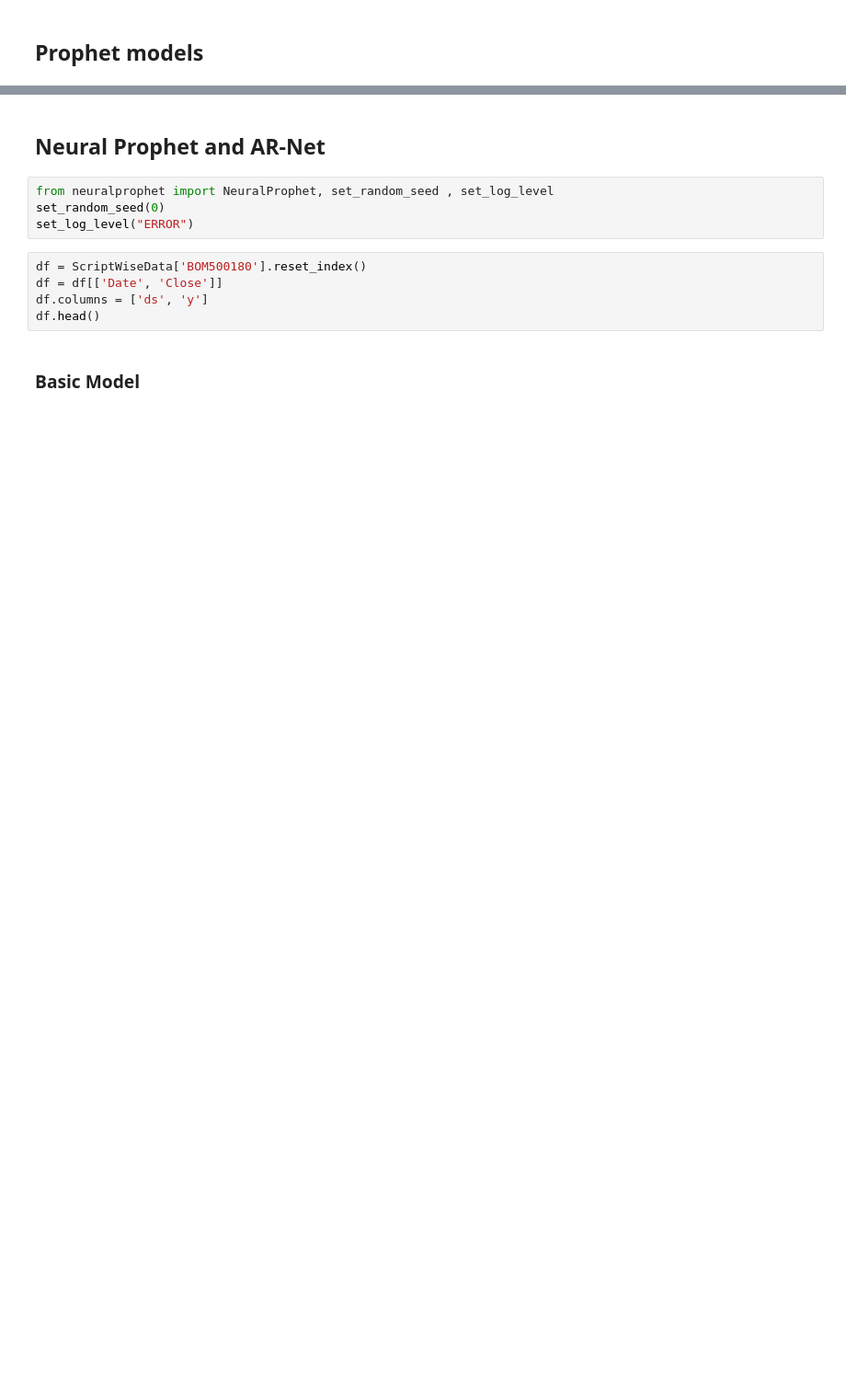
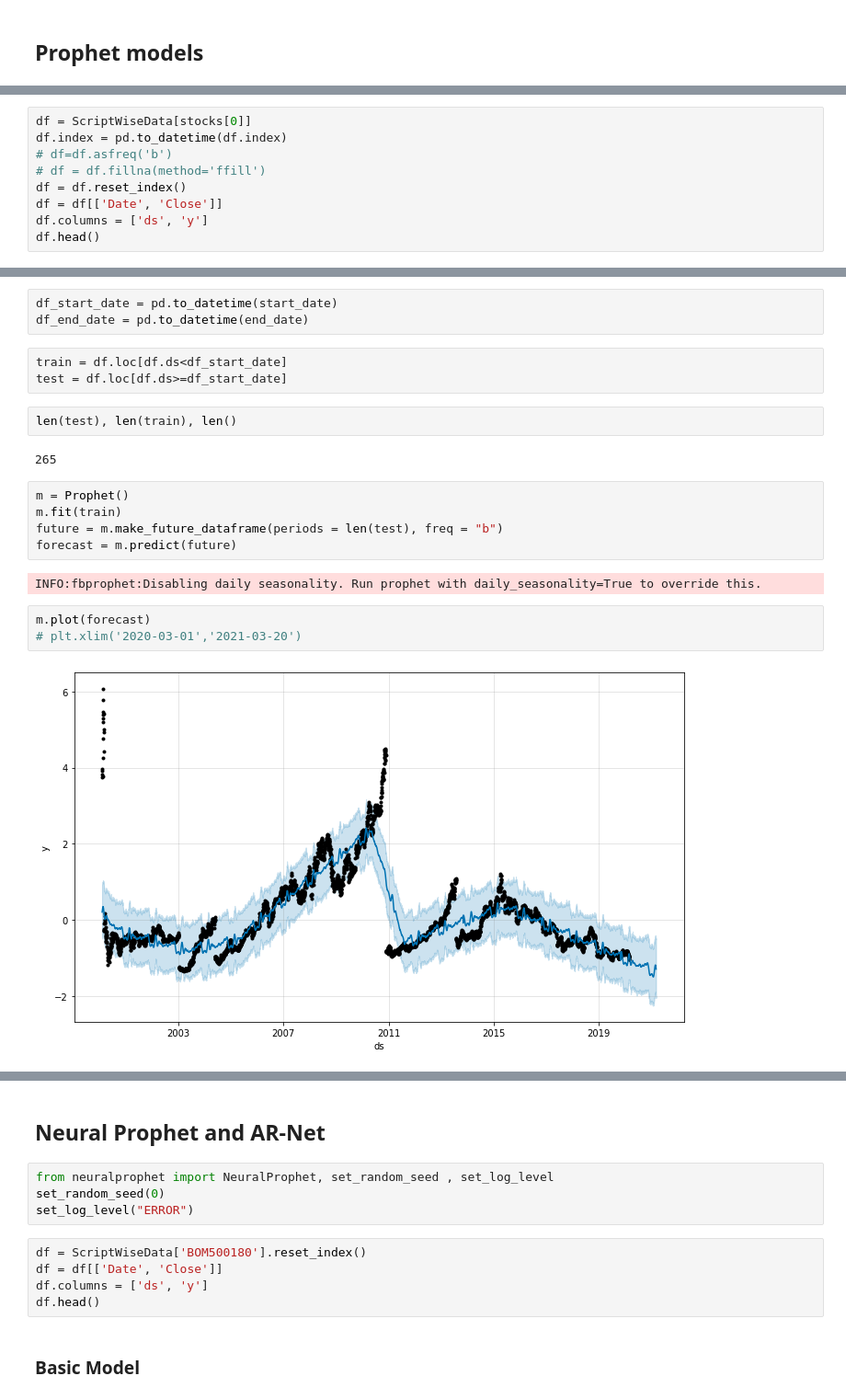
Before and after one commit to acamit/DataScience, a Jupyter notebook: Thesis work/Code/Thesis Implementation Models.ipynb, the cells around one changed output, grey strips where cells are left out. Shown at 92% size. Cells and saved outputs as stored; diff of their text form; blank space fills up the shorter version.

```diff
--- a/Thesis work/Code/Thesis Implementation Models.ipynb
+++ b/Thesis work/Code/Thesis Implementation Models.ipynb
@@ -656 +631,10 @@ m = ProphetModel(dataSetClosing, params)
 # m.plot()
+# %%
+df = ScriptWiseData[stocks[0]]
+df.index = pd.to_datetime(df.index)
+# df=df.asfreq('b')
+# df = df.fillna(method='ffill')
+df = df.reset_index()
+df = df[['Date', 'Close']]
+df.columns = ['ds', 'y']
+df.head()
@@ -656,0 +648,22 @@ m = ProphetModel(dataSetClosing, params)
+# %%
+df_start_date = pd.to_datetime(start_date)
+df_end_date = pd.to_datetime(end_date)
+# %%
+train = df.loc[df.ds<df_start_date]
+test = df.loc[df.ds>=df_start_date]
+# %%
+len(test), len(train), len()
+# %% [output]
+265
+# %%
+m = Prophet()
+m.fit(train)
+future = m.make_future_dataframe(periods = len(test), freq = "b")
+forecast = m.predict(future)
+# %% [output]
+INFO:fbprophet:Disabling daily seasonality. Run prophet with daily_seasonality=True to override this.
+# %%
+m.plot(forecast)
+# plt.xlim('2020-03-01','2021-03-20')
+# %% [output]
+[figure, added]
```
Also changed, not shown: parts of 22 cells of this notebook.
